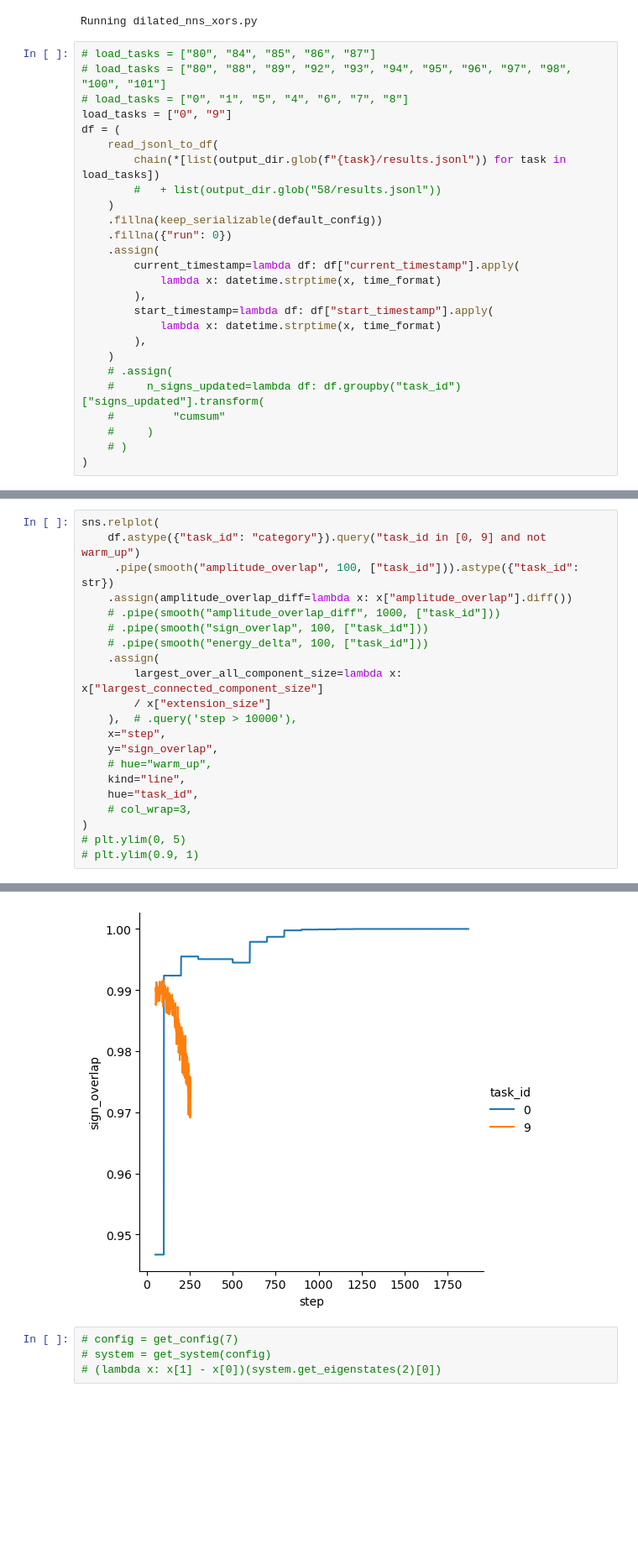
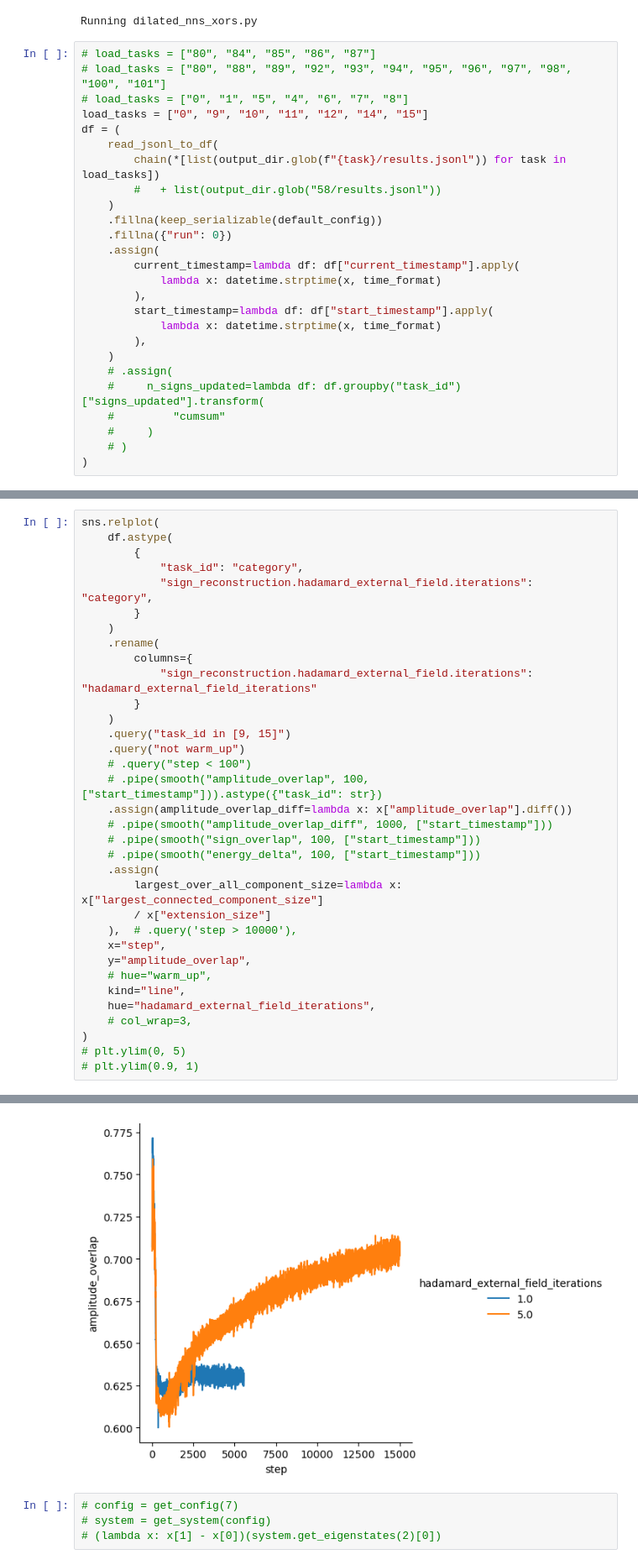
Before and after one commit to ischurov/frustrations-eda, a Jupyter notebook: vmc_ising2.ipynb, the cells around one changed output, grey strips where cells are left out. Shown at 84% size. Saved outputs shown, nothing was run; the diff lists cells and outputs as text; blank space fills up the shorter version.

Commit message:
hadamard learning updated

```diff
--- a/vmc_ising2.ipynb
+++ b/vmc_ising2.ipynb
@@ -37,7 +37,7 @@ Running dilated_nns_xors.py
 # load_tasks = ["80", "84", "85", "86", "87"]
 # load_tasks = ["80", "88", "89", "92", "93", "94", "95", "96", "97", "98", "100", "101"]
 # load_tasks = ["0", "1", "5", "4", "6", "7", "8"]
-load_tasks = ["0", "9"]
+load_tasks = ["0", "9", "10", "11", "12", "14", "15"]
 df = (
     read_jsonl_to_df(
         chain(*[list(output_dir.glob(f"{task}/results.jsonl")) for task in load_tasks])
@@ -62,27 +118,40 @@ df = (
 # %%
 sns.relplot(
-    df.astype({"task_id": "category"}).query("task_id in [0, 9] and not warm_up")
-     .pipe(smooth("amplitude_overlap", 100, ["task_id"])).astype({"task_id": str})
+    df.astype(
+        {
+            "task_id": "category",
+            "sign_reconstruction.hadamard_external_field.iterations": "category",
+        }
+    )
+    .rename(
+        columns={
+            "sign_reconstruction.hadamard_external_field.iterations": "hadamard_external_field_iterations"
+        }
+    )
+    .query("task_id in [9, 15]")
+    .query("not warm_up")
+    # .query("step < 100")
+    # .pipe(smooth("amplitude_overlap", 100, ["start_timestamp"])).astype({"task_id": str})
     .assign(amplitude_overlap_diff=lambda x: x["amplitude_overlap"].diff())
-    # .pipe(smooth("amplitude_overlap_diff", 1000, ["task_id"]))
-    # .pipe(smooth("sign_overlap", 100, ["task_id"]))
-    # .pipe(smooth("energy_delta", 100, ["task_id"]))
+    # .pipe(smooth("amplitude_overlap_diff", 1000, ["start_timestamp"]))
+    # .pipe(smooth("sign_overlap", 100, ["start_timestamp"]))
+    # .pipe(smooth("energy_delta", 100, ["start_timestamp"]))
     .assign(
         largest_over_all_component_size=lambda x: x["largest_connected_component_size"]
         / x["extension_size"]
     ),  # .query('step > 10000'),
     x="step",
-    y="sign_overlap",
+    y="amplitude_overlap",
     # hue="warm_up",
     kind="line",
-    hue="task_id",
+    hue="hadamard_external_field_iterations",
     # col_wrap=3,
 )
 # plt.ylim(0, 5)
 # plt.ylim(0.9, 1)
 # %% [output]
 <seaborn.axisgrid.FacetGrid at 0x...>
-[figure, old version]
+[figure, new version]
 # %%
 # config = get_config(7)
 # system = get_system(config)
```
Also changed, not shown: parts of 14 cells of this notebook, 15 other files.
